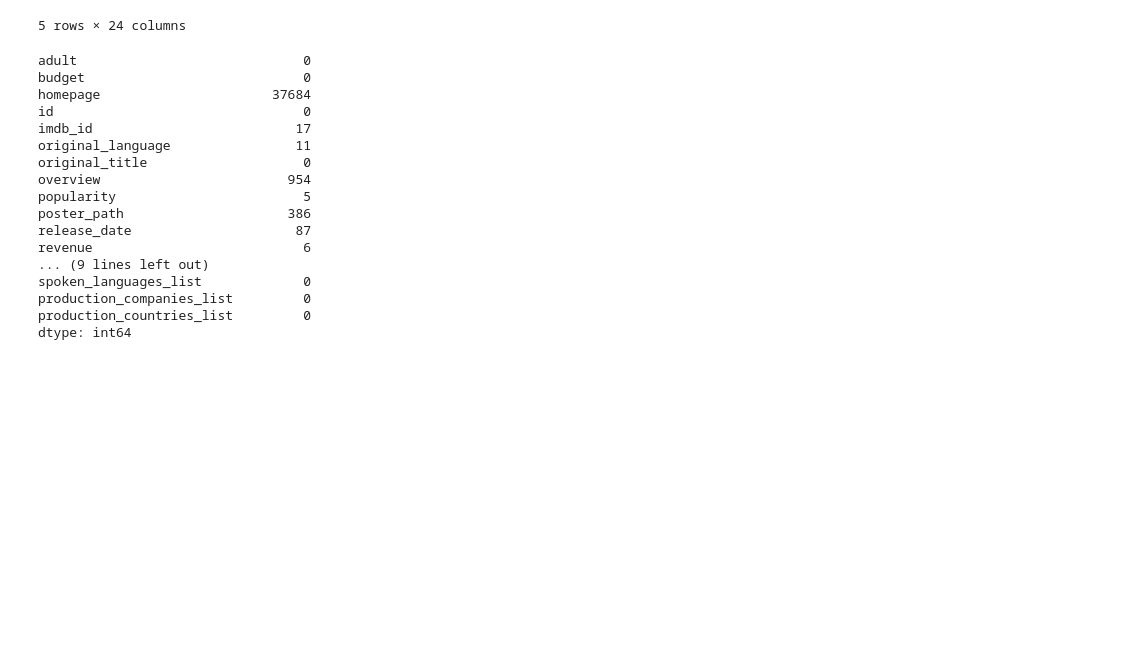
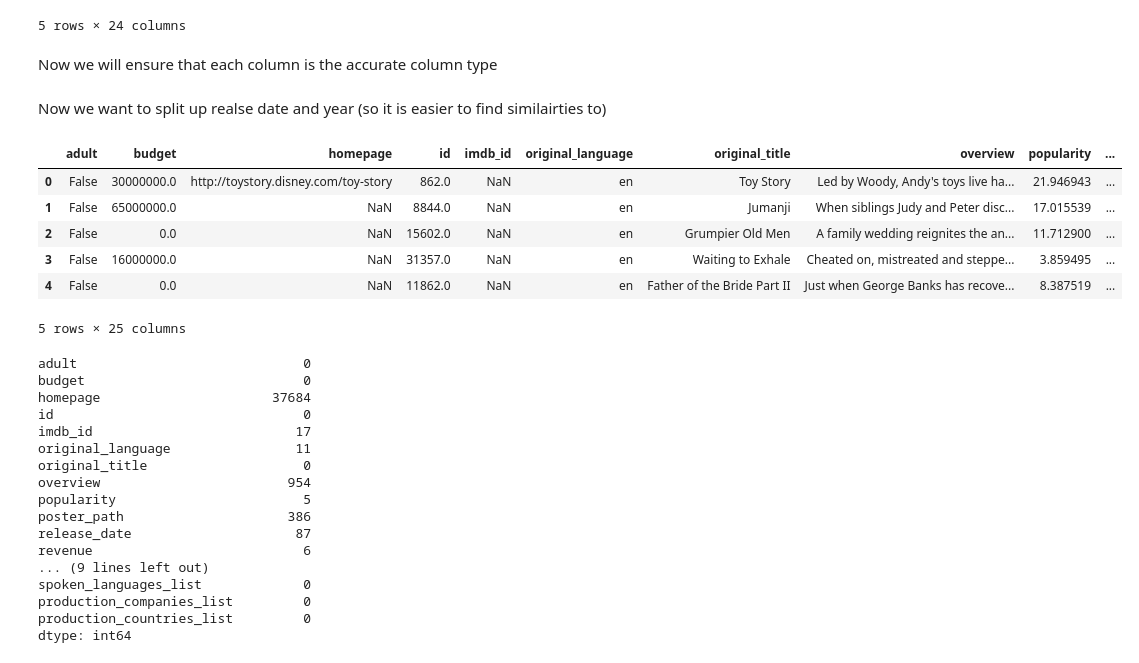
Before and after one commit to maddierioux/CSI4142_A4, a Jupyter notebook: Studies.ipynb, the cells around one changed output. Cells and saved outputs as stored; diff of their text form; code cells hidden in the pictures; blank space fills up the shorter version.

```diff
--- a/Studies.ipynb
+++ b/Studies.ipynb
@@ -86,3 +97,10 @@ It is ideal for tasks such as:
+# %%
+csv_path_metadata = os.path.join(path, "movies_metadata.csv")
+csv_path_ratings = os.path.join(path, "ratings_small.csv")
+
+
+metadata_df_og = pd.read_csv(csv_path_metadata)
+ratings_df_og = pd.read_csv(csv_path_ratings)
 # %% [markdown]
 ### Importations
 # %%
@@ -111,6 +131,6 @@ warnings.filterwarnings('ignore')
 # %%
-metadata_df_og = pd.read_csv('datasets/movies_metadata.csv')
-ratings_df = pd.read_csv('datasets/ratings_small.csv')
+# metadata_df_og = pd.read_csv('datasets/movies_metadata.csv')
+# ratings_df = pd.read_csv('datasets/ratings_small.csv')
 # %% [markdown]
 ### EDA
 # %% [markdown]
@@ -199,6 +219,33 @@ metadata_df.head()
 | 3 | False | 16000000 | NaN | 31357 | tt0114885 | en | Waiting to Exhale | Cheated on, mistreated and steppe... | 3.859495 | ... |
 | 4 | False | 0 | NaN | 11862 | tt0113041 | en | Father of the Bride Part II | Just when George Banks has recove... | 8.387519 | ... |
 5 rows × 24 columns
+# %% [markdown]
+Now we will ensure that each column is the accurate column type
+# %%
+#converting 'budget', 'popularity','id', 'imdb_id' to numeric
+metadata_df['budget'] = pd.to_numeric(metadata_df['budget'], errors='coerce')
+metadata_df['popularity'] = pd.to_numeric(metadata_df['popularity'], errors='coerce')
+metadata_df['id'] = pd.to_numeric(metadata_df['id'], errors='coerce')
+metadata_df['imdb_id'] = pd.to_numeric(metadata_df['imdb_id'], errors='coerce')
+
+#converting 'release_date' to datetime
+metadata_df['release_date'] = pd.to_datetime(metadata_df['release_date'], errors='coerce')
+# %% [markdown]
+Now we want to split up realse date and year (so it is easier to find similairties to)
+# %%
+metadata_df['release_year'] = metadata_df['release_date'].dt.year
+metadata_df['release_month'] = metadata_df['release_date'].dt.month
+metadata_df = metadata_df.drop(columns=['release_date'])
+# %%
+metadata_df.head()
+# %% [output]
+|  | adult | budget | homepage | id | imdb_id | original_language | original_title | overview | popularity | ... |
+| 0 | False | 30000000.0 | http://toystory.disney.com/toy-story | 862.0 | NaN | en | Toy Story | Led by Woody, Andy's toys live ha... | 21.946943 | ... |
+| 1 | False | 65000000.0 | NaN | 8844.0 | NaN | en | Jumanji | When siblings Judy and Peter disc... | 17.015539 | ... |
+| 2 | False | 0.0 | NaN | 15602.0 | NaN | en | Grumpier Old Men | A family wedding reignites the an... | 11.712900 | ... |
+| 3 | False | 16000000.0 | NaN | 31357.0 | NaN | en | Waiting to Exhale | Cheated on, mistreated and steppe... | 3.859495 | ... |
+| 4 | False | 0.0 | NaN | 11862.0 | NaN | en | Father of the Bride Part II | Just when George Banks has recove... | 8.387519 | ... |
+5 rows × 25 columns
 # %%
 metadata_df.isnull().sum()
 # %% [output]
```
Also changed, not shown: parts of 33 cells of this notebook.
